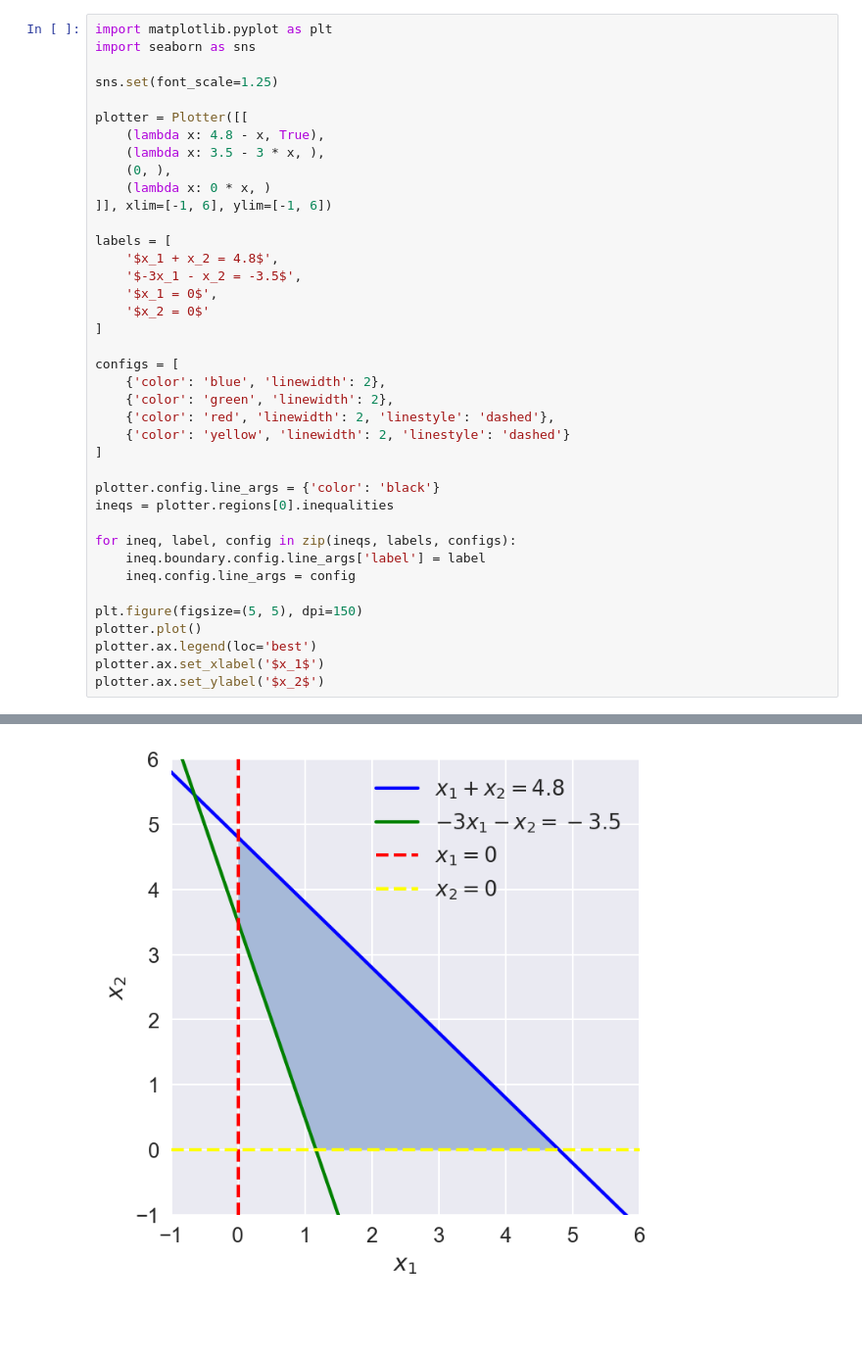
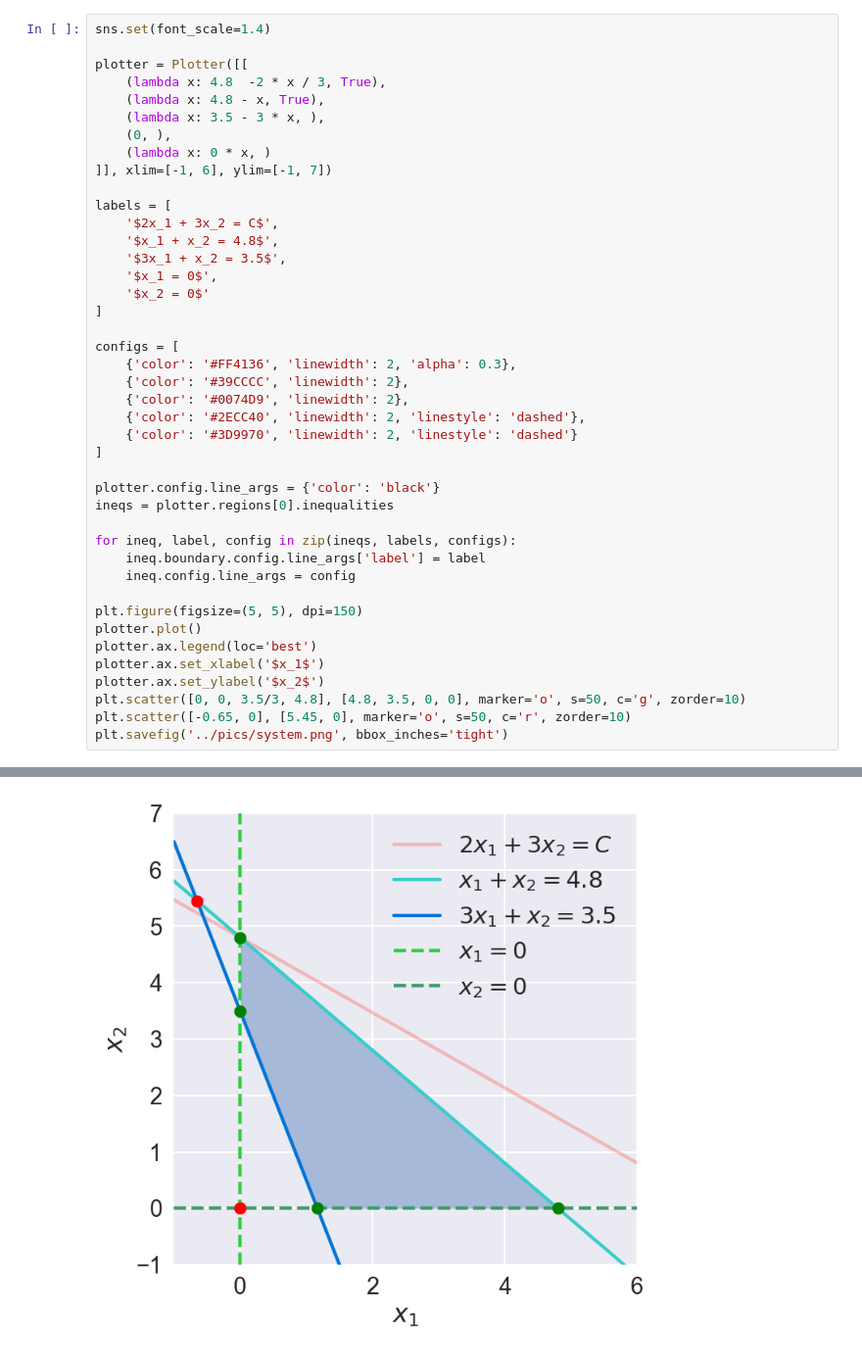
Before and after one commit to vaddya/system-analysis, a Jupyter notebook: lab2/code/lab2.ipynb, the cells around one changed output, grey strips where cells are left out. Shown at 98% size. Cells and saved outputs as stored; diff of their text form; blank space fills up the shorter version.

```diff
--- a/lab2/code/lab2.ipynb
+++ b/lab2/code/lab2.ipynb
@@ -3,29 +5,29 @@ from fillplots import Plotter
 %matplotlib inline
 # %%
-import matplotlib.pyplot as plt
-import seaborn as sns
-
-sns.set(font_scale=1.25)
+sns.set(font_scale=1.4)
 
 plotter = Plotter([[
+    (lambda x: 4.8  -2 * x / 3, True),
     (lambda x: 4.8 - x, True),
     (lambda x: 3.5 - 3 * x, ),
     (0, ),
     (lambda x: 0 * x, )
-]], xlim=[-1, 6], ylim=[-1, 6])
+]], xlim=[-1, 6], ylim=[-1, 7])
 
 labels = [
+    '$2x_1 + 3x_2 = C$',
     '$x_1 + x_2 = 4.8$',
-    '$-3x_1 - x_2 = -3.5$',
+    '$3x_1 + x_2 = 3.5$',
     '$x_1 = 0$',
     '$x_2 = 0$'
 ]
 
 configs = [
-    {'color': 'blue', 'linewidth': 2},
-    {'color': 'green', 'linewidth': 2},
-    {'color': 'red', 'linewidth': 2, 'linestyle': 'dashed'},
-    {'color': 'yellow', 'linewidth': 2, 'linestyle': 'dashed'}
+    {'color': '#FF4136', 'linewidth': 2, 'alpha': 0.3},
+    {'color': '#39CCCC', 'linewidth': 2},
+    {'color': '#0074D9', 'linewidth': 2},
+    {'color': '#2ECC40', 'linewidth': 2, 'linestyle': 'dashed'},
+    {'color': '#3D9970', 'linewidth': 2, 'linestyle': 'dashed'}
 ]
 
 plotter.config.line_args = {'color': 'black'}
@@ -40,4 +42,7 @@ plotter.plot()
 plotter.ax.legend(loc='best')
 plotter.ax.set_xlabel('$x_1$')
 plotter.ax.set_ylabel('$x_2$')
+plt.scatter([0, 0, 3.5/3, 4.8], [4.8, 3.5, 0, 0], marker='o', s=50, c='g', zorder=10)
+plt.scatter([-0.65, 0], [5.45, 0], marker='o', s=50, c='r', zorder=10)
+plt.savefig('../pics/system.png', bbox_inches='tight')
 # %% [output]
@@ -45 +49 @@ plotter.ax.set_ylabel('$x_2$')
-[figure, old version]
+[figure, new version]
```
Also changed, not shown: parts of 2 cells of this notebook, 3 other files.
